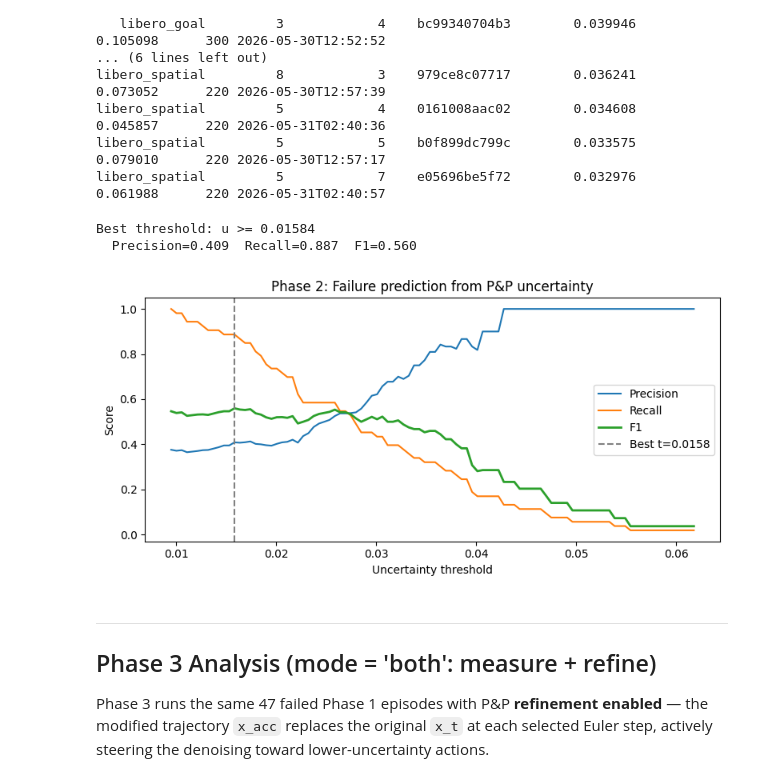
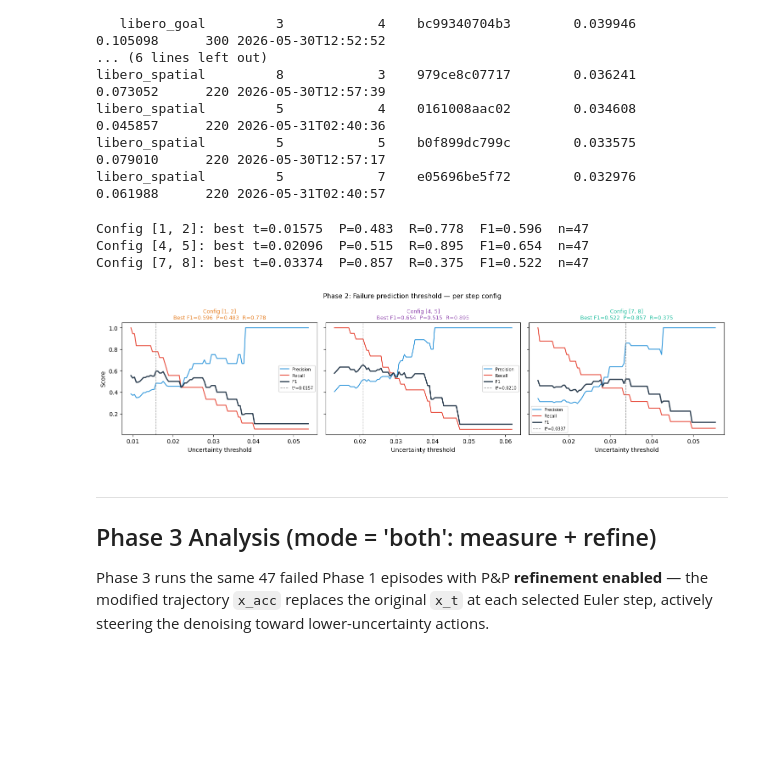
Before and after one commit to ArjunS07/cs159-sp26, a Jupyter notebook: pnp_analysis.ipynb, the cells around one changed output. Cells and saved outputs as stored; diff of their text form; code cells hidden in the pictures; blank space fills up the shorter version.

```diff
--- a/pnp_analysis.ipynb
+++ b/pnp_analysis.ipynb
@@ -94,9 +94,9 @@ Overall success rate (all): 0.783
 Phase 2 success rate: 0.624
 Phase 3 success rate: 0.66
 # %%
-# ── Per-task success rate + mean uncertainty (Phase 2: uncertainty-only) ──────
+# ── Per-task success rate + mean uncertainty (Phase 2) — per config ───────────
 per_task = (
-    phase2.groupby(['suite', 'task_idx'])
+    phase2.groupby(['suite', 'task_idx', 'pnp_step_indices'])
     .agg(
         n_ep=('success', 'count'),
         sr=('success', 'mean'),
@@ -106,6 +106,6 @@ per_task = (
     )
     .reset_index()
 )
-print('Phase 2 (uncertainty-only) — per-task SR and uncertainty:')
+print('Phase 2 — per-task SR and uncertainty (all configs):')
 print(per_task.to_string(index=False))
 # %% [output]
@@ -398,43 +432,51 @@ libero_spatial         5            4    0161008aac02        0.034608       0.04
 libero_spatial         5            5    b0f899dc799c        0.033575       0.079010      220 2026-05-30T12:57:17
 libero_spatial         5            7    e05696be5f72        0.032976       0.061988      220 2026-05-31T02:40:57
 # %%
-# ── Threshold analysis: at what uncertainty level can we predict failure? ──────
-# (Phase 2 data — uncontaminated by refinement)
-pnp_valid2 = phase2.dropna(subset=['u_mean_episode'])
-thresholds = np.linspace(pnp_valid2.u_mean_episode.min(),
-                          pnp_valid2.u_mean_episode.max(), 100)
-precisions, recalls, f1s = [], [], []
-for t in thresholds:
-    pred_fail = pnp_valid2.u_mean_episode >= t
-    true_fail = pnp_valid2.success == 0
-    tp = (pred_fail & true_fail).sum()
-    fp = (pred_fail & ~true_fail).sum()
-    fn = (~pred_fail & true_fail).sum()
-    prec = tp / (tp + fp) if (tp + fp) > 0 else 0
-    rec  = tp / (tp + fn) if (tp + fn) > 0 else 0
-    f1   = 2*prec*rec/(prec+rec) if (prec+rec) > 0 else 0
-    precisions.append(prec); recalls.append(rec); f1s.append(f1)
+# ── Threshold analysis — per step config ──────────────────────────────────────
+# Optimal threshold may differ per config because each probes different noise levels.
+def threshold_curve(df):
+    df = df.dropna(subset=['u_mean_episode'])
+    thresholds = np.linspace(df.u_mean_episode.min(), df.u_mean_episode.max(), 100)
+    precisions, recalls, f1s = [], [], []
+    for t in thresholds:
+        pred_fail = df.u_mean_episode >= t
+        true_fail = df.success == 0
+        tp = (pred_fail & true_fail).sum()
+        fp = (pred_fail & ~true_fail).sum()
+        fn = (~pred_fail & true_fail).sum()
+        prec = tp / (tp + fp) if (tp + fp) > 0 else 0
+        rec  = tp / (tp + fn) if (tp + fn) > 0 else 0
+        f1   = 2 * prec * rec / (prec + rec) if (prec + rec) > 0 else 0
+        precisions.append(prec); recalls.append(rec); f1s.append(f1)
+    best = int(np.argmax(f1s))
+    return thresholds, precisions, recalls, f1s, best
 
-best_idx = np.argmax(f1s)
-print(f'Best threshold: u >= {thresholds[best_idx]:.5f}')
-print(f'  Precision={precisions[best_idx]:.3f}  Recall={recalls[best_idx]:.3f}  F1={f1s[best_idx]:.3f}')
-
-fig, ax = plt.subplots(figsize=(8, 4))
-ax.plot(thresholds, precisions, label='Precision')
-ax.plot(thresholds, recalls,    label='Recall')
-ax.plot(thresholds, f1s,        label='F1', linewidth=2)
-ax.axvline(thresholds[best_idx], color='gray', linestyle='--',
-           label=f'Best t={thresholds[best_idx]:.4f}')
-ax.set_xlabel('Uncertainty threshold'); ax.set_ylabel('Score')
-ax.set_title('Phase 2: Failure prediction from P&P uncertainty')
-ax.legend()
+fig, axes = plt.subplots(1, len(configs), figsize=(5 * len(configs), 4), sharey=True)
+if len(configs) == 1:
+    axes = [axes]
+for ax, cfg in zip(axes, configs):
+    sub = phase2[phase2['pnp_step_indices'] == cfg]
+    t, prec, rec, f1, best = threshold_curve(sub)
+    ax.plot(t, prec, label='Precision', color='#3498db')
+    ax.plot(t, rec,  label='Recall',    color='#e74c3c')
+    ax.plot(t, f1,   label='F1',        color='#2c3e50', linewidth=2)
+    ax.axvline(t[best], color='gray', linestyle='--', linewidth=0.9,
+               label=f't*={t[best]:.4f}')
+    ax.set_xlabel('Uncertainty threshold')
+    ax.set_ylabel('Score' if ax is axes[0] else '')
+    ax.set_title(f'Config {cfg}\nBest F1={f1[best]:.3f}  P={prec[best]:.3f}  R={rec[best]:.3f}',
+                 fontsize=9, color=config_colors.get(cfg, 'black'))
+    ax.legend(fontsize=7)
+    print(f'Config {cfg}: best t={t[best]:.5f}  P={prec[best]:.3f}  R={rec[best]:.3f}  F1={f1[best]:.3f}  n={len(sub.dropna(subset=["u_mean_episode"]))}')
+fig.suptitle('Phase 2: Failure prediction threshold — per step config', fontsize=11)
 plt.tight_layout()
 plt.savefig('pnp_threshold_analysis.png', dpi=150)
 plt.show()
 # %% [output]
-Best threshold: u >= 0.01584
-  Precision=0.409  Recall=0.887  F1=0.560
+Config [1, 2]: best t=0.01575  P=0.483  R=0.778  F1=0.596  n=47
+Config [4, 5]: best t=0.02096  P=0.515  R=0.895  F1=0.654  n=47
+Config [7, 8]: best t=0.03374  P=0.857  R=0.375  F1=0.522  n=47
-[figure, old version]
+[figure, new version]
 # %% [markdown]
 ---
 ## Phase 3 Analysis (mode = 'both': measure + refine)
```
Also changed, not shown: parts of 8 cells of this notebook.
